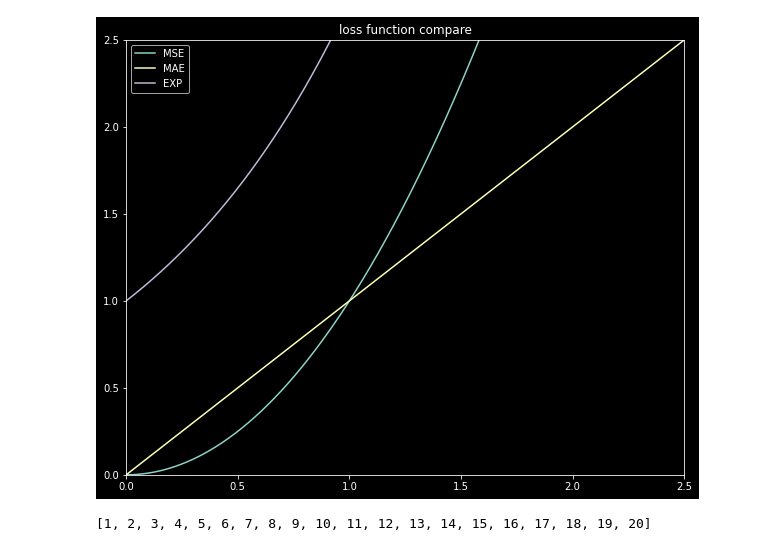
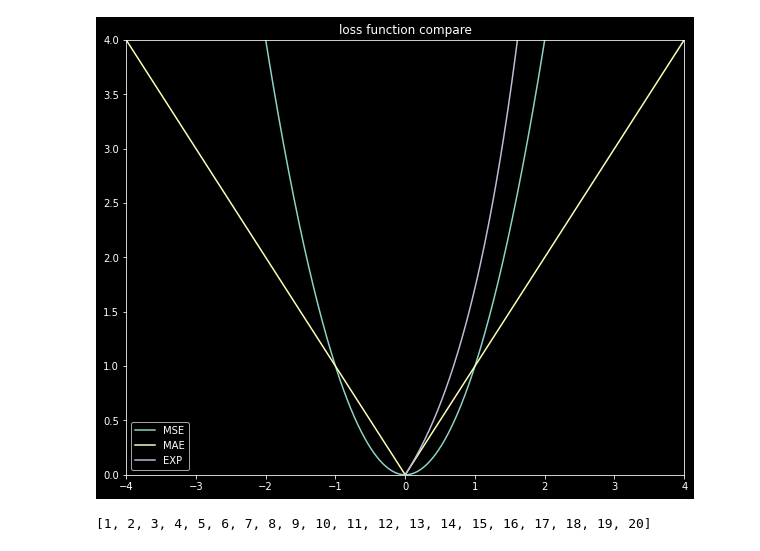
Before and after one commit to hanyuan97/MVSR, a Jupyter notebook: plt.ipynb, the cells around one changed output. Cells and saved outputs as stored; diff of their text form; code cells hidden in the pictures.

```diff
--- a/plt.ipynb
+++ b/plt.ipynb
@@ -13,37 +13,37 @@ def L2(intc,beta,lam):
     return lam*(intc**2 + beta**2)
 
 def MAE(a):
     return np.abs(a)
 
 def MSE(a):
     return a ** 2
 
 N = 100
 x = np.random.randn(N)
 y = 2 * x + np.random.randn(N)
 
 beta_N = 2000
 beta = np.linspace(-5, 5, beta_N)
 
 intc = 0.0
 
 SE_array = np.array([MSE(i) for i in beta])
 L1_array = np.array([MAE(i) for i in beta])
-ex_array = np.array([np.exp(i) for i in beta])
+ex_array = np.array([np.exp(i)-1 for i in beta])
 L2_array = np.array([L2(intc,i,lam=1) for i in beta])
 fig1 = plt.figure(figsize=(10,8))
 ax1 = fig1.add_subplot(1,1,1)
 ax1.plot(beta,SE_array,label='MSE')
 ax1.plot(beta,L1_array,label='MAE')
 ax1.plot(beta,ex_array,label='EXP')
 # ax1.plot(beta,L2_array,label='L2 norm')
-plt.ylim(0, 2.5)
-plt.xlim(0, 2.5)
+plt.ylim(0, 4)
+plt.xlim(-4, 4)
 plt.title('loss function compare')
 plt.legend()
 fig1.show()
 # %% [output]
-[figure, old version]
+[figure, new version]
 # %%
 loss_file = open("./loss_log/gan_loss_L1_48_8e_2_1e_2", "r")
 losses = loss_file.readlines()
```
Also changed, not shown: parts of 4 cells of this notebook, 15 other files.
